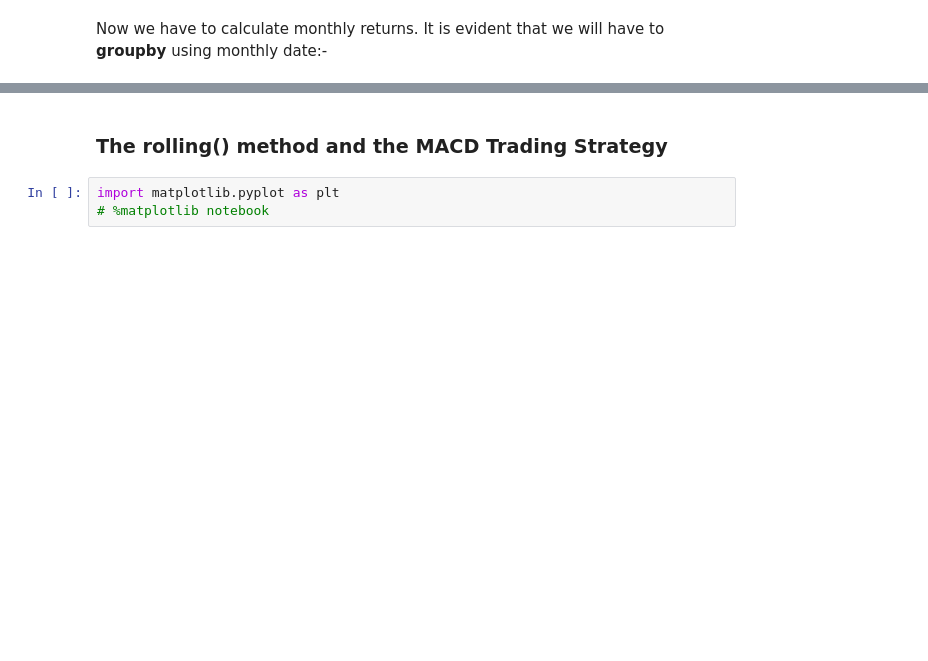
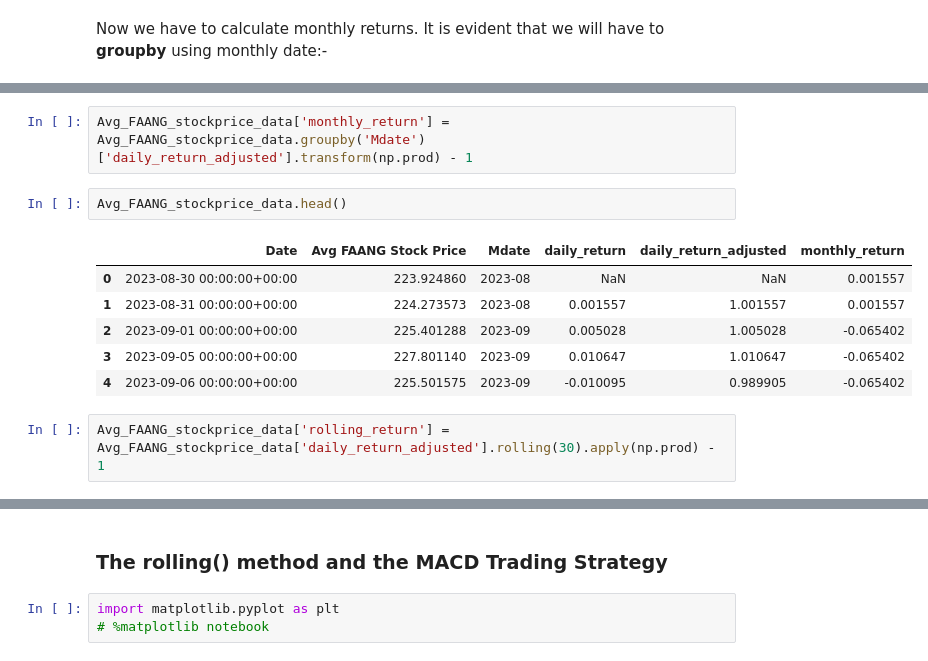
Before and after one commit to zliang217/machine_learning_for_finance_ii, a Jupyter notebook: Lab_2_/Math629_Pandas_Finance.ipynb, the cells around one changed output, grey strips where cells are left out. Saved outputs shown, nothing was run; the diff lists cells and outputs as text; blank space fills up the shorter version.

```diff
--- a/Lab_2_/Math629_Pandas_Finance.ipynb
+++ b/Lab_2_/Math629_Pandas_Finance.ipynb
@@ -402,0 +354,13 @@ Now we have to calculate monthly returns. It is evident that we will have to **g
+# %%
+Avg_FAANG_stockprice_data['monthly_return'] = Avg_FAANG_stockprice_data.groupby('Mdate')['daily_return_adjusted'].transform(np.prod) - 1
+# %%
+Avg_FAANG_stockprice_data.head()
+# %% [output]
+|  | Date | Avg FAANG Stock Price | Mdate | daily_return | daily_return_adjusted | monthly_return |
+| 0 | 2023-08-30 00:00:00+00:00 | 223.924860 | 2023-08 | NaN | NaN | 0.001557 |
+| 1 | 2023-08-31 00:00:00+00:00 | 224.273573 | 2023-08 | 0.001557 | 1.001557 | 0.001557 |
+| 2 | 2023-09-01 00:00:00+00:00 | 225.401288 | 2023-09 | 0.005028 | 1.005028 | -0.065402 |
+| 3 | 2023-09-05 00:00:00+00:00 | 227.801140 | 2023-09 | 0.010647 | 1.010647 | -0.065402 |
+| 4 | 2023-09-06 00:00:00+00:00 | 225.501575 | 2023-09 | -0.010095 | 0.989905 | -0.065402 |
+# %%
+Avg_FAANG_stockprice_data['rolling_return'] = Avg_FAANG_stockprice_data['daily_return_adjusted'].rolling(30).apply(np.prod) - 1
```
Also changed, not shown: parts of 44 cells of this notebook, 6 other files.
